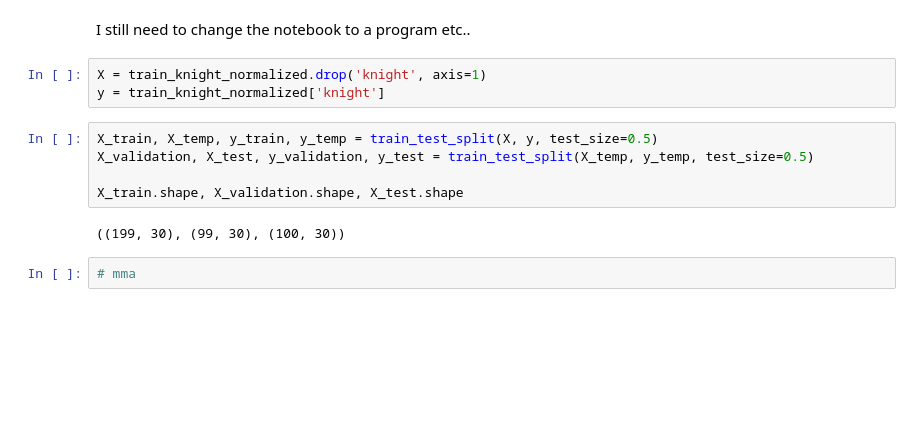
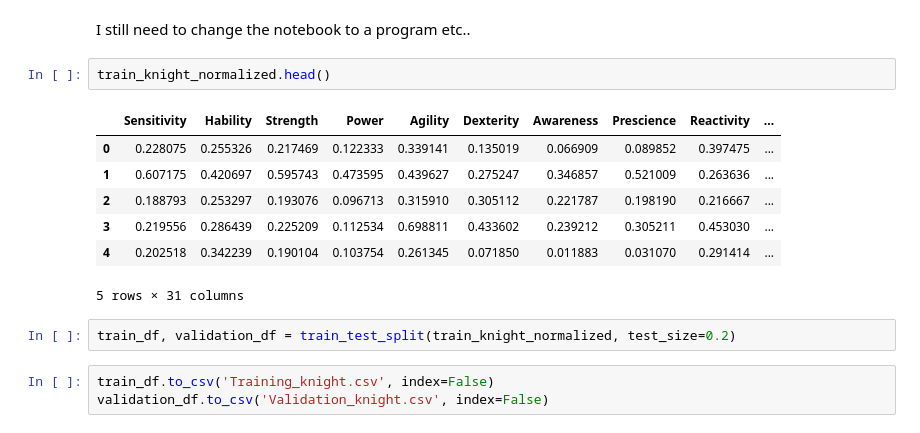
Before and after one commit to ayoubabounakif/data-science-modules, a Jupyter notebook: notebook_m03.ipynb, the cells around one changed output. Saved outputs shown, nothing was run; the diff lists cells and outputs as text; blank space fills up the shorter version.

```diff
--- a/notebook_m03.ipynb
+++ b/notebook_m03.ipynb
@@ -190,15 +190,18 @@ The validation set is used during the training phase of the model to provide an
 The test set, on the other hand, is used after the model has been fully trained to assess the model's performance on completely unseen data.
 # %% [markdown]
 I still need to change the notebook to a program etc..
-# %%
-X = train_knight_normalized.drop('knight', axis=1)
-y = train_knight_normalized['knight']
-# %%
-X_train, X_temp, y_train, y_temp = train_test_split(X, y, test_size=0.5)
-X_validation, X_test, y_validation, y_test = train_test_split(X_temp, y_temp, test_size=0.5)
-
-X_train.shape, X_validation.shape, X_test.shape
-# %% [output]
-((199, 30), (99, 30), (100, 30))
-# %%
-# mma
+# %%
+train_knight_normalized.head()
+# %% [output]
+|  | Sensitivity | Hability | Strength | Power | Agility | Dexterity | Awareness | Prescience | Reactivity | ... |
+| 0 | 0.228075 | 0.255326 | 0.217469 | 0.122333 | 0.339141 | 0.135019 | 0.066909 | 0.089852 | 0.397475 | ... |
+| 1 | 0.607175 | 0.420697 | 0.595743 | 0.473595 | 0.439627 | 0.275247 | 0.346857 | 0.521009 | 0.263636 | ... |
+| 2 | 0.188793 | 0.253297 | 0.193076 | 0.096713 | 0.315910 | 0.305112 | 0.221787 | 0.198190 | 0.216667 | ... |
+| 3 | 0.219556 | 0.286439 | 0.225209 | 0.112534 | 0.698811 | 0.433602 | 0.239212 | 0.305211 | 0.453030 | ... |
+| 4 | 0.202518 | 0.342239 | 0.190104 | 0.103754 | 0.261345 | 0.071850 | 0.011883 | 0.031070 | 0.291414 | ... |
+5 rows × 31 columns
+# %%
+train_df, validation_df = train_test_split(train_knight_normalized, test_size=0.2)
+# %%
+train_df.to_csv('Training_knight.csv', index=False)
+validation_df.to_csv('Validation_knight.csv', index=False)
```
